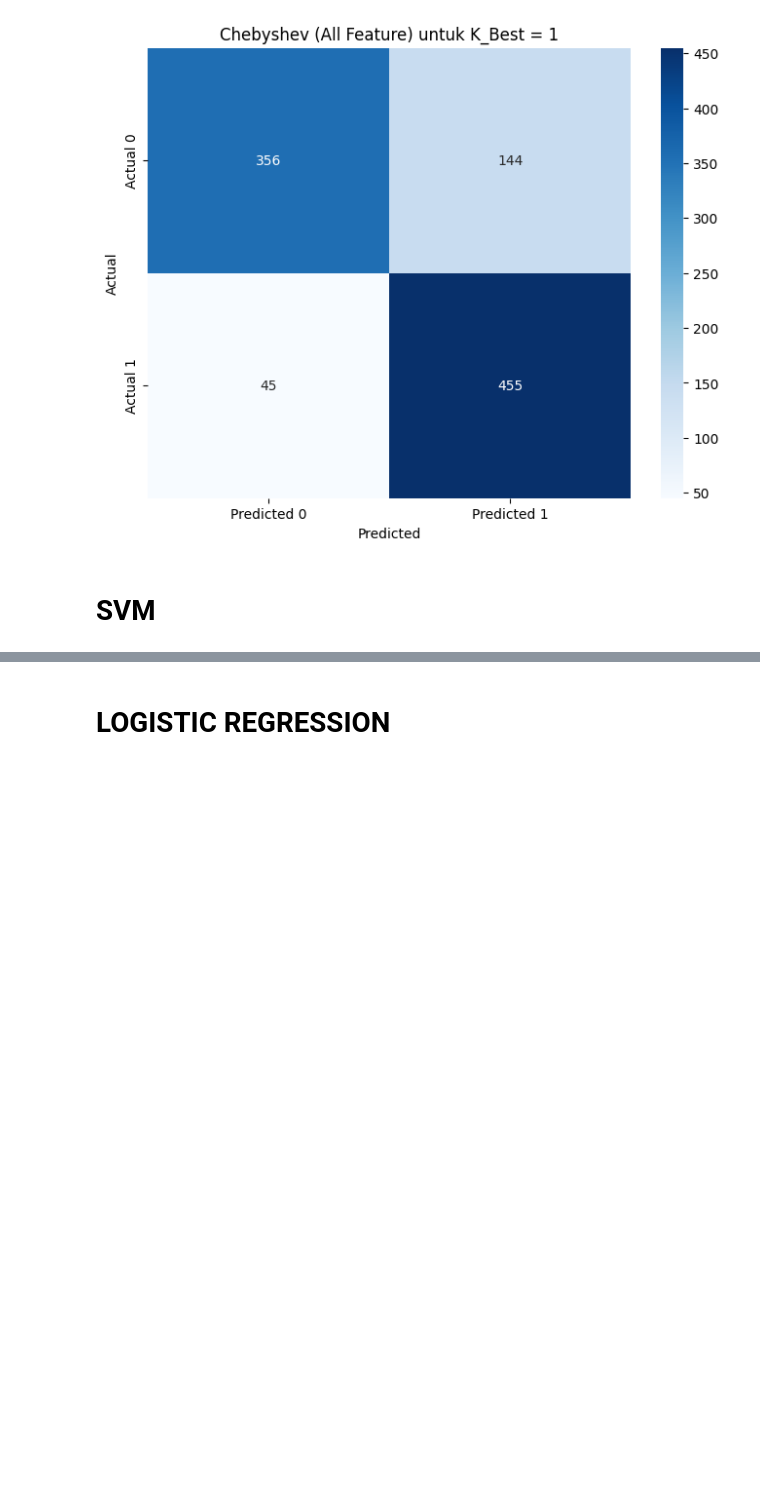
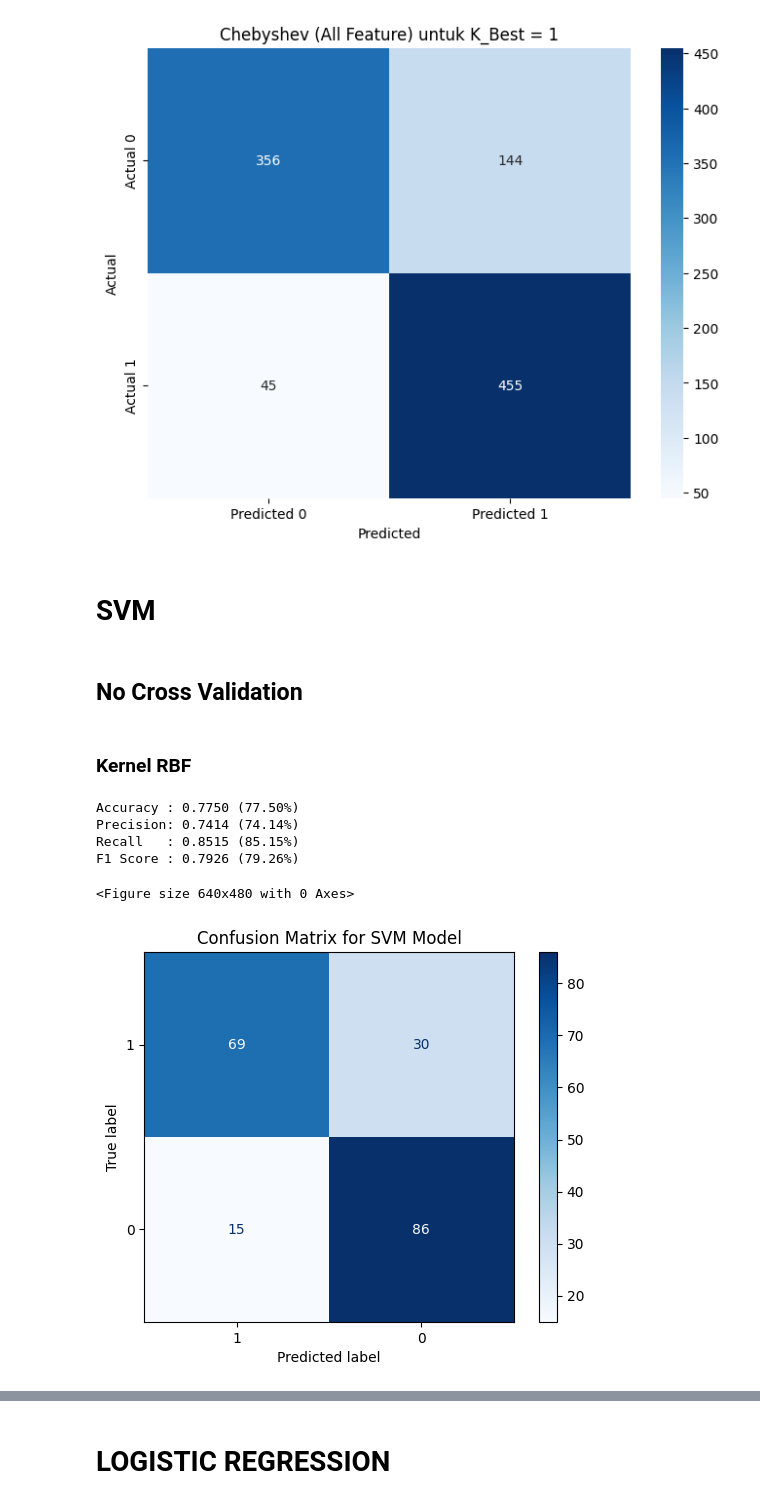
Before and after one commit to MadRapz/DatMin_Diabetes, a Jupyter notebook: DatMin_Preproc_Diabetes.ipynb, the cells around one changed output, grey strips where cells are left out. Cells and saved outputs as stored; diff of their text form; code cells hidden in the pictures; blank space fills up the shorter version.

Commit message:
Finish SVM(rbf, logistic, polynominal, sigmoid) nw/w CrossValidation

```diff
--- a/DatMin_Preproc_Diabetes.ipynb
+++ b/DatMin_Preproc_Diabetes.ipynb
@@ -1496,3 +1496,58 @@ Hasil Grid Search untuk Semua Nilai K:
 [figure]
 # %% [markdown]
 # **SVM**
+# %% [markdown]
+## No Cross Validation
+# %% [markdown]
+### Kernel RBF
+# %%
+# Split features and target
+X = df.drop(columns=['Outcome'])
+y = df['Outcome']
+
+# Split into train and test (80% train, 20% test)
+X_train, X_test, y_train, y_test = train_test_split(X, y, test_size=0.2, random_state=42)
+
+# Initialize and train model
+svm_model = SVC(kernel='rbf', random_state=42)
+svm_model.fit(X_train, y_train)
+
+# Predict on test set
+y_pred = svm_model.predict(X_test)
+
+# Calculate metrics
+accuracy = accuracy_score(y_test, y_pred)
+precision = precision_score(y_test, y_pred)
+recall = recall_score(y_test, y_pred)
+f1 = f1_score(y_test, y_pred)
+
+# Print metrics to display in notebook
+print(f"Accuracy : {accuracy:.4f} ({accuracy*100:.2f}%)")
+print(f"Precision: {precision:.4f} ({precision*100:.2f}%)")
+print(f"Recall   : {recall:.4f} ({recall*100:.2f}%)")
+print(f"F1 Score : {f1:.4f} ({f1*100:.2f}%)")
+
+# Save metrics to CSV (optional)
+metrics_df = pd.DataFrame({
+    'Accuracy': [accuracy],
+    'Precision': [precision],
+    'Recall': [recall],
+    'F1 Score': [f1]
+})
+metrics_df.to_csv('out_SVM_Metrics.csv', index=False)
+
+# Confusion matrix visualization
+plt.figure()
+cm = confusion_matrix(y_test, y_pred)
+disp = ConfusionMatrixDisplay(confusion_matrix=cm, display_labels=y.unique())
+disp.plot(cmap=plt.cm.Blues)
+plt.title('Confusion Matrix for SVM Model')
+plt.savefig('out_svm_confusion_matrix.png')
+plt.show()
+# %% [output]
+Accuracy : 0.7750 (77.50%)
+Precision: 0.7414 (74.14%)
+Recall   : 0.8515 (85.15%)
+F1 Score : 0.7926 (79.26%)
+<Figure size 640x480 with 0 Axes>
+[figure, added]
```
Also changed, not shown: parts of 15 cells of this notebook.
